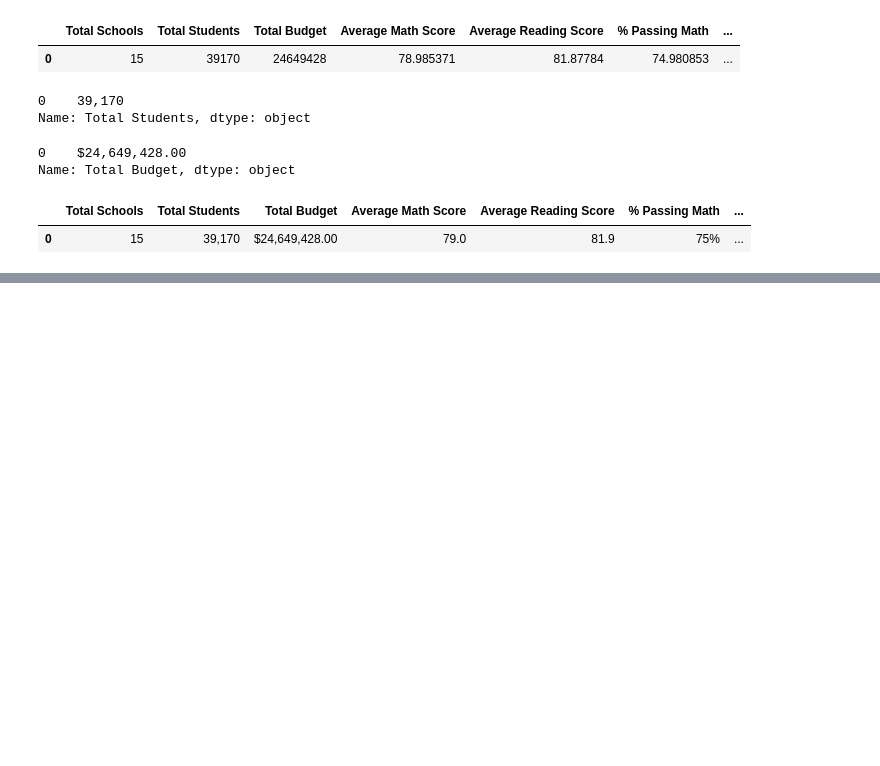
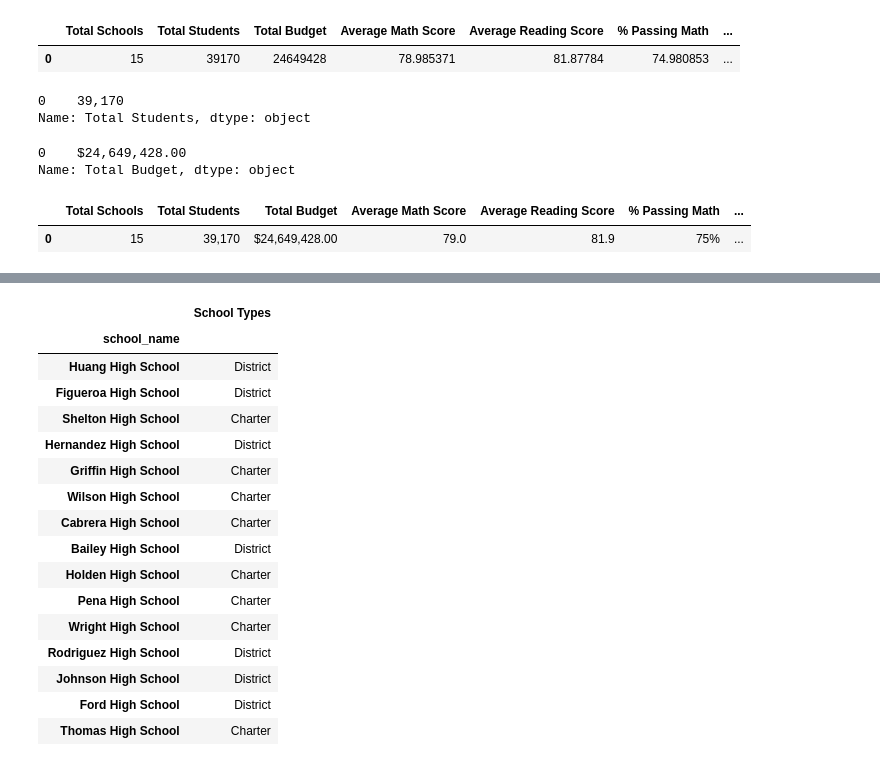
Before and after one commit to rbriggs13/School_District_Analysis, a Jupyter notebook: PyCitySchools.ipynb, the cells around one changed output, grey strips where cells are left out. Saved outputs shown, nothing was run; the diff lists cells and outputs as text; code cells hidden in the pictures; blank space fills up the shorter version.

```diff
--- a/PyCitySchools.ipynb
+++ b/PyCitySchools.ipynb
@@ -171,0 +215,21 @@ district_summary_df
+# %%
+district_individual_df = district_individual_df.rename(columns = {"type": "School Types"})
+district_individual_df
+# %% [output]
+|  | School Types |
+| school_name |  |
+| Huang High School | District |
+| Figueroa High School | District |
+| Shelton High School | Charter |
+| Hernandez High School | District |
+| Griffin High School | Charter |
+| Wilson High School | Charter |
+| Cabrera High School | Charter |
+| Bailey High School | District |
+| Holden High School | Charter |
+| Pena High School | Charter |
+| Wright High School | Charter |
+| Rodriguez High School | District |
+| Johnson High School | District |
+| Ford High School | District |
+| Thomas High School | Charter |
```
Also changed, not shown: parts of 15 cells of this notebook.
